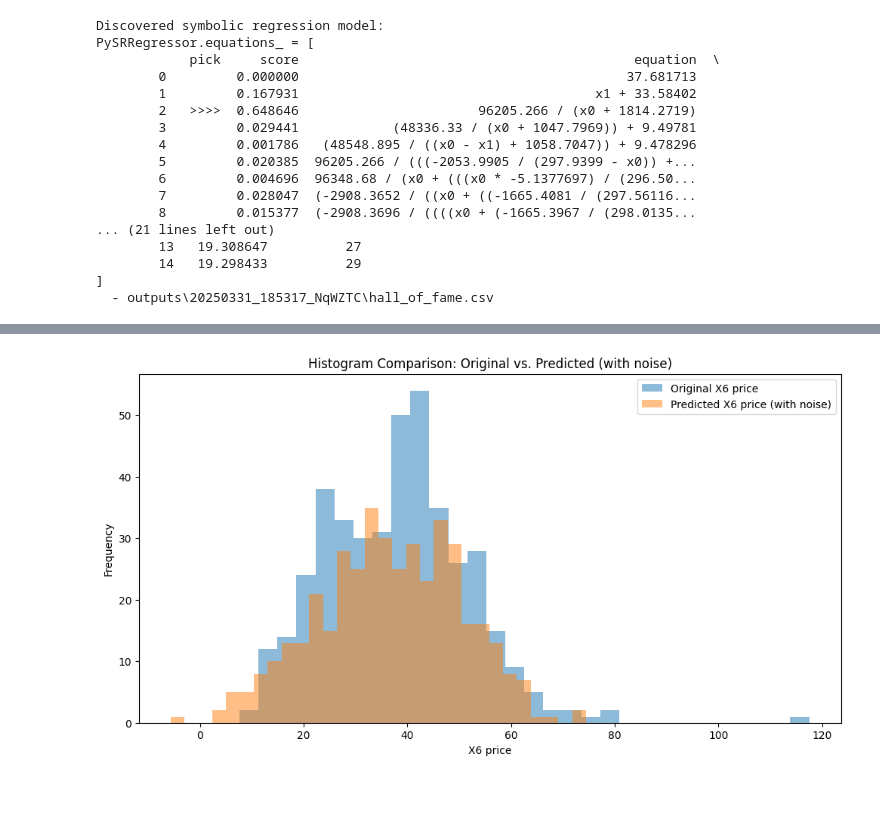
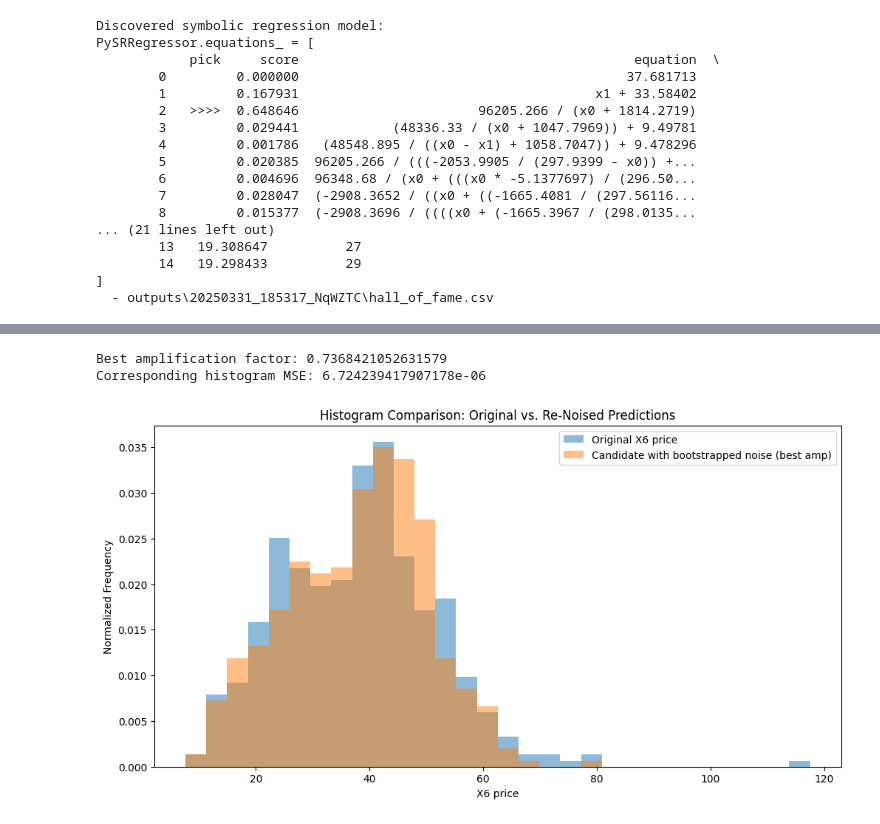
Before and after one commit to svenlagger/master-thesis-uni-li, a Jupyter notebook: prod/denoise_renoise/denoise_renoise_sr_custom_denoising.ipynb, the cells around one changed output, grey strips where cells are left out. Saved outputs shown, nothing was run; the diff lists cells and outputs as text; code cells hidden in the pictures; blank space fills up the shorter version.

```diff
--- a/prod/denoise_renoise/denoise_renoise_sr_custom_denoising.ipynb
+++ b/prod/denoise_renoise/denoise_renoise_sr_custom_denoising.ipynb
@@ -186,11 +320,64 @@ plt.show()
-# %%
-plt.figure(figsize=(12, 6))
-plt.hist(y, bins=30, alpha=0.5, label="Original X6 price")
-plt.hist(y_pred_with_noise, bins=30, alpha=0.5, label="Predicted X6 price (with noise)")
-plt.xlabel("X6 price")
-plt.ylabel("Frequency")
-plt.title("Histogram Comparison: Original vs. Predicted (with noise)")
-plt.legend()
-plt.show()
-# %% [output]
-[figure, removed]
+# %%
+import numpy as np
+import matplotlib.pyplot as plt
+
+# Assume these variables are already defined:
+# candidate_function    -> your denoised candidate function from symbolic regression
+# X                     -> predictor features as a NumPy array
+# y                     -> original target data
+# residuals             -> y - candidate_function(X)
+# For bootstrapping, we sample from the empirical residuals:
+
+# Get the candidate (denoised) prediction:
+y_denoised = candidate_function(X)
+residuals = y - y_denoised  # empirical residuals
+
+# Set up a function to perform bootstrapping with an amplification factor,
+# compute the re-noised predictions, then return the error between histograms.
+def compute_histogram_mse(amplification_factor, bins=30):
+    # Fix the seed for reproducibility.
+    # np.random.seed(42)
+    # Sample residuals with replacement using bootstrapping
+    bootstrap_noise = np.random.choice(residuals, size=len(y_denoised), replace=True)
+    # Reintroduce noise with amplification
+    y_pred = y_denoised + amplification_factor * bootstrap_noise
+
+    # Compute histograms for both original and predicted data.
+    # We'll use density=True so that differences in total count are normalized out.
+    hist_original, bin_edges = np.histogram(y, bins=bins, density=True)
+    hist_pred, _ = np.histogram(y_pred, bins=bin_edges, density=True)
+
+    # Compute Mean Squared Error between the two histograms.
+    mse = np.mean((hist_original - hist_pred) ** 2)
+    return mse, bin_edges, hist_original, hist_pred, y_pred
+
+# Perform a simple grid search over a range of amplification factors.
+amplification_factors = np.linspace(0.5, 2.0, 20)
+errors = []
+
+for factor in amplification_factors:
+    mse, _, _, _, _ = compute_histogram_mse(factor, bins=30)
+    errors.append(mse)
+
+# Find the amplification factor that yields the smallest histogram error.
+best_idx = np.argmin(errors)
+best_amp = amplification_factors[best_idx]
+print("Best amplification factor:", best_amp)
+print("Corresponding histogram MSE:", errors[best_idx])
+
+# Use the best amplification factor to generate the final predictions.
+mse, bin_edges, hist_original, hist_pred, y_pred_final = compute_histogram_mse(best_amp, bins=30)
+
+# Plot the final histograms for comparison.
+plt.figure(figsize=(12, 6))
+plt.hist(y, bins=bin_edges, density=True, alpha=0.5, label="Original X6 price")
+plt.hist(y_pred_final, bins=bin_edges, density=True, alpha=0.5, label="Candidate with bootstrapped noise (best amp)")
+plt.xlabel("X6 price")
+plt.ylabel("Normalized Frequency")
+plt.title("Histogram Comparison: Original vs. Re-Noised Predictions")
+plt.legend()
+plt.show()
+# %% [output]
+Best amplification factor: 0.7368421052631579
+Corresponding histogram MSE: 6.724239417907178e-06
+[figure, added]
```
Also changed, not shown: parts of 8 cells of this notebook, 36 other files.
